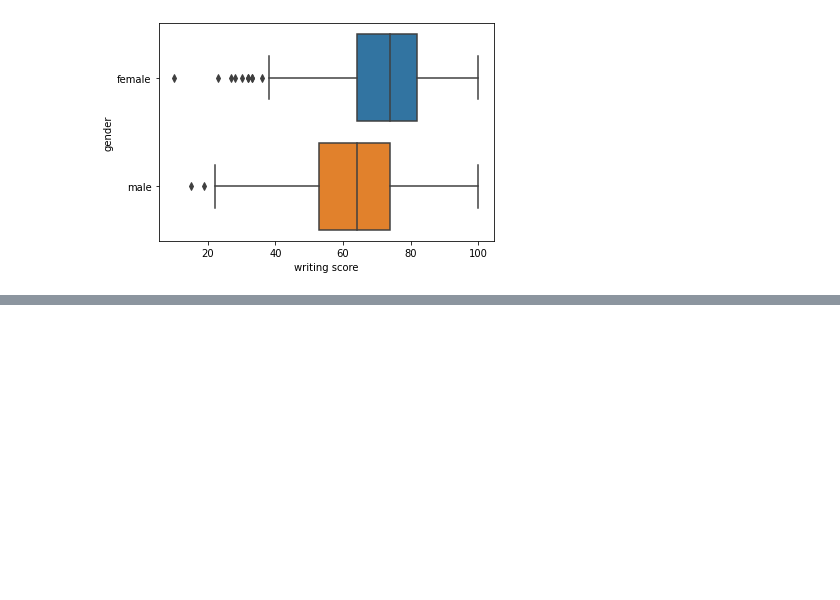
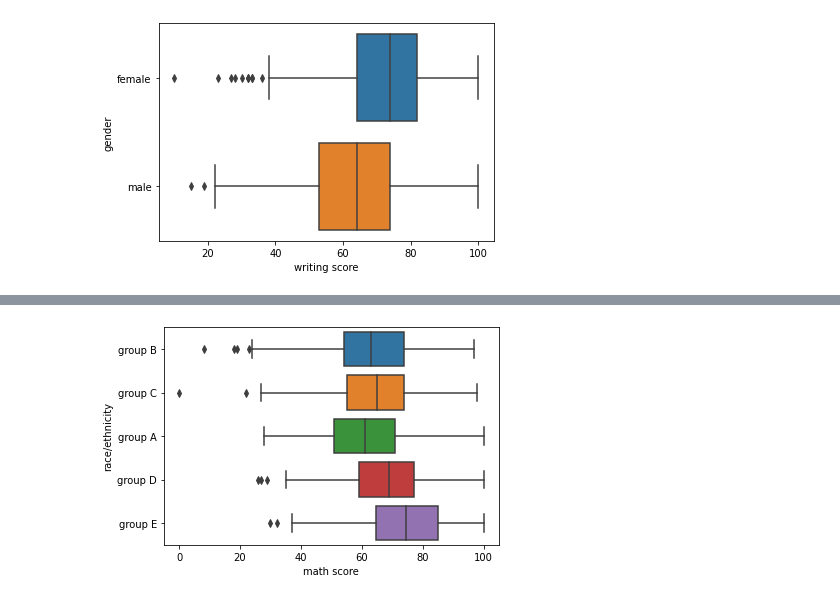
Before and after one commit to JardelSilva-86/Python-para-An-lise-de-Dados, a Jupyter notebook: Projeto_Educação.ipynb, the cells around one changed output, grey strips where cells are left out. Saved outputs shown, nothing was run; the diff lists cells and outputs as text; code cells hidden in the pictures; blank space fills up the shorter version.

```diff
--- a/Projeto_Educação.ipynb
+++ b/Projeto_Educação.ipynb
@@ -141,0 +162,4 @@ sns.boxplot( data=base_dados, x='writing score', y='gender' );
+# %%
+sns.boxplot( data=base_dados, x='math score', y='race/ethnicity' );
+# %% [output]
+[figure, added]
```
Also changed, not shown: parts of 4 cells of this notebook.
